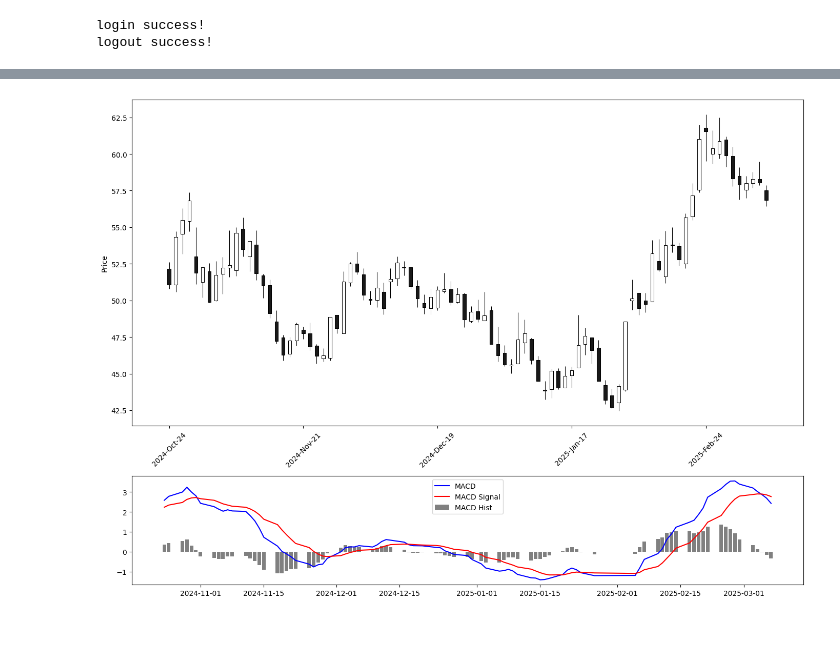
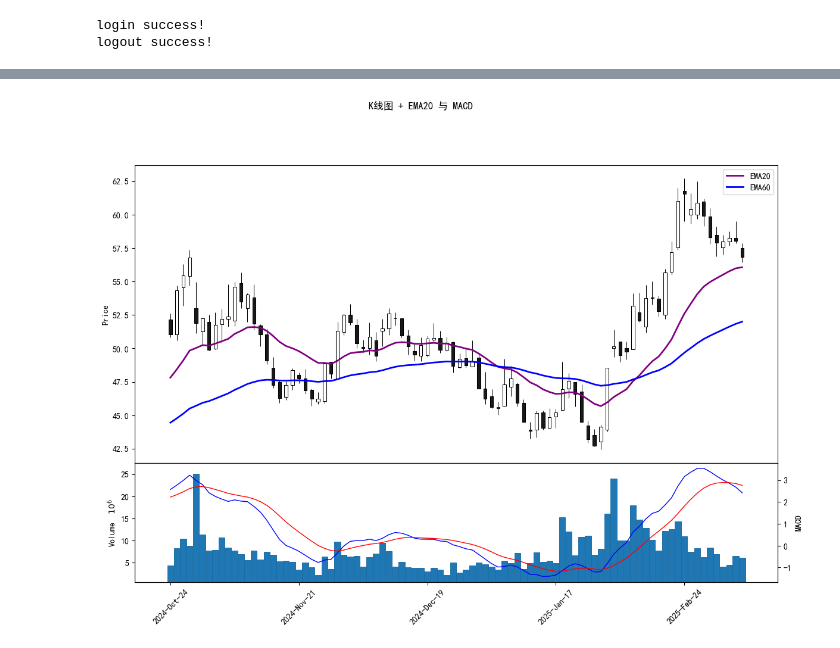
Before and after one commit to Ted88368/quant_in_action, a Jupyter notebook: ta-lib/ex01.ipynb, the cells around one changed output, grey strips where cells are left out. Saved outputs shown, nothing was run; the diff lists cells and outputs as text; code cells hidden in the pictures.

```diff
--- a/ta-lib/ex01.ipynb
+++ b/ta-lib/ex01.ipynb
@@ -82,46 +98,45 @@ df['EMA_60'] = talib.EMA(df['close'], timeperiod=60)
 # %%
 import mplfinance as mpf
 import matplotlib.pyplot as plt
-
-# 绘制图表
-# 绘制K线图和MACD
-fig, (ax1, ax2) = plt.subplots(2, 1, figsize=(14, 10), gridspec_kw={'height_ratios': [3, 1]})
 
 # 找到买卖点
 # 策略说明
 # buy_signal 在 MACD 线上穿 MACD_signal 时为 True，表示买入。
 # sell_signal 在 MACD 线下穿 MACD_signal 时为 True，表示卖出。
 df['buy_signal'] = (df['MACD'] > df['MACD_signal']) & (df['MACD'].shift(1) <= df['MACD_signal'].shift(1))
 df['sell_signal'] = (df['MACD'] < df['MACD_signal']) & (df['MACD'].shift(1) >= df['MACD_signal'].shift(1))
 
 # 进一步优化：使用柱状图辅助判断趋势
 # strong_buy 结合 MACD_hist 确保上涨动能，strong_sell 结合 MACD_hist 确保下跌动能，减少误判。
 df['strong_buy'] = (df['buy_signal']) & (df['MACD_hist'] > 0)
 df['strong_sell'] = (df['sell_signal']) & (df['MACD_hist'] < 0)
 
 
 # 只要90天
 df = df.tail(90)
 
-# 绘制K线图
-mpf.plot(df, type='candle', ax=ax1, volume=False, show_nontrading=False)
 
-# 绘制EMA20和EMA60
-#ax1.plot(df.index, df['EMA_20'], label='EMA 20', color='purple')
-#ax1.plot(df.index, df['EMA_60'], label='EMA 60', color='orange')
-#ax1.plot(df.index, df['EMA_20'], label='EMA 20', color='purple')
+# 创建附加图
+# 在主面板上添加 EMA20
+ap_ema20 = mpf.make_addplot(df['EMA_20'], panel=0, color='purple', width=2, ylabel='Price',label='EMA20')
+ap_ema60 = mpf.make_addplot(df['EMA_60'], panel=0, color='blue', width=2, ylabel='Price',label='EMA60')
 
-# 标记买卖点
-# ax1.plot(df.index[buy_signals], df['close'][buy_signals], '^', markersize=10, color='g', label='Buy Signal')
-# ax1.plot(df.index[sell_signals], df['close'][sell_signals], 'v', markersize=10, color='r', label='Sell Signal')
+# 在第二个面板（panel=1）中添加 MACD 相关数据
+ap_macd    = mpf.make_addplot(df['MACD'], panel=1, color='blue', width=1, ylabel='MACD')
+ap_macds   = mpf.make_addplot(df['MACD_signal'], panel=1, color='red', width=1)
 
-# 绘制MACD
-ax2.plot(df.index, df['MACD'], label='MACD', color='blue')
-ax2.plot(df.index, df['MACD_signal'], label='MACD Signal', color='red')
-ax2.bar(df.index, df['MACD_hist'], label='MACD Hist', color='gray')
-ax2.legend()
 
-plt.tight_layout()
+# 创建自定义风格，设置中文字体
+my_style = mpf.make_mpf_style(rc={'font.sans-serif': ['SimHei'],
+                                  'axes.unicode_minus': False})
+
+
+
+# 绘制图表，返回 figure 和 axes 列表
+fig, axes = mpf.plot(df, type='candle', style=my_style,addplot=[ap_ema20, ap_ema60,ap_macd, ap_macds],
+                       volume=True, returnfig=True, figsize=(15,10),
+                       title='K线图 + EMA20 与 MACD')
+
 plt.show()
 # %% [output]
-[figure, old version]
+[figure, new version]
```
Also changed, not shown: parts of 1 cell of this notebook.
